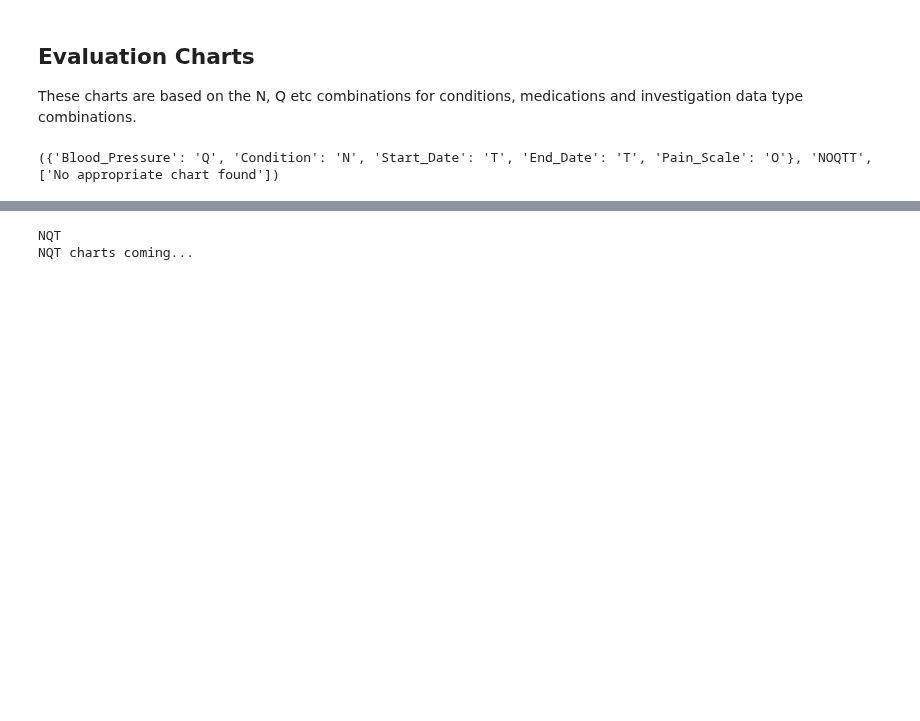
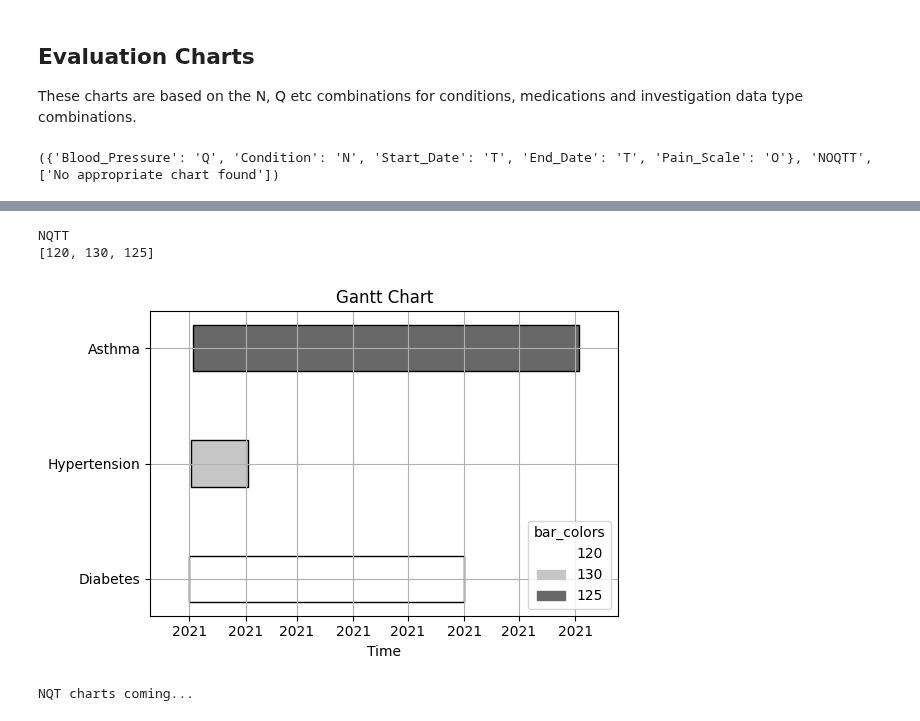
Before and after one commit to layik/dynairxvis, a Jupyter notebook: notebooks/get_started.ipynb, the cells around one changed output, grey strips where cells are left out. Drawn from its saved outputs; the diff is of its cells as text; code cells hidden in the pictures; blank space fills up the shorter version.

```diff
--- a/notebooks/get_started.ipynb
+++ b/notebooks/get_started.ipynb
@@ -128,6 +128,8 @@ NTO charts coming...
 # %%
 ############################## NQT
-plot_charts(df, column_refs=['Start_Date', 'Blood_Pressure', 'Condition'])
+plot_charts(df, column_refs=['Start_Date', 'End_Date', 'Blood_Pressure', 'Condition'])
 # %% [output]
-NQT
-NQT charts coming...
+NQTT
+[120, 130, 125]
+[figure, added]
+NQT charts coming...
```
Also changed, not shown: parts of 6 cells of this notebook, 5 other files.
